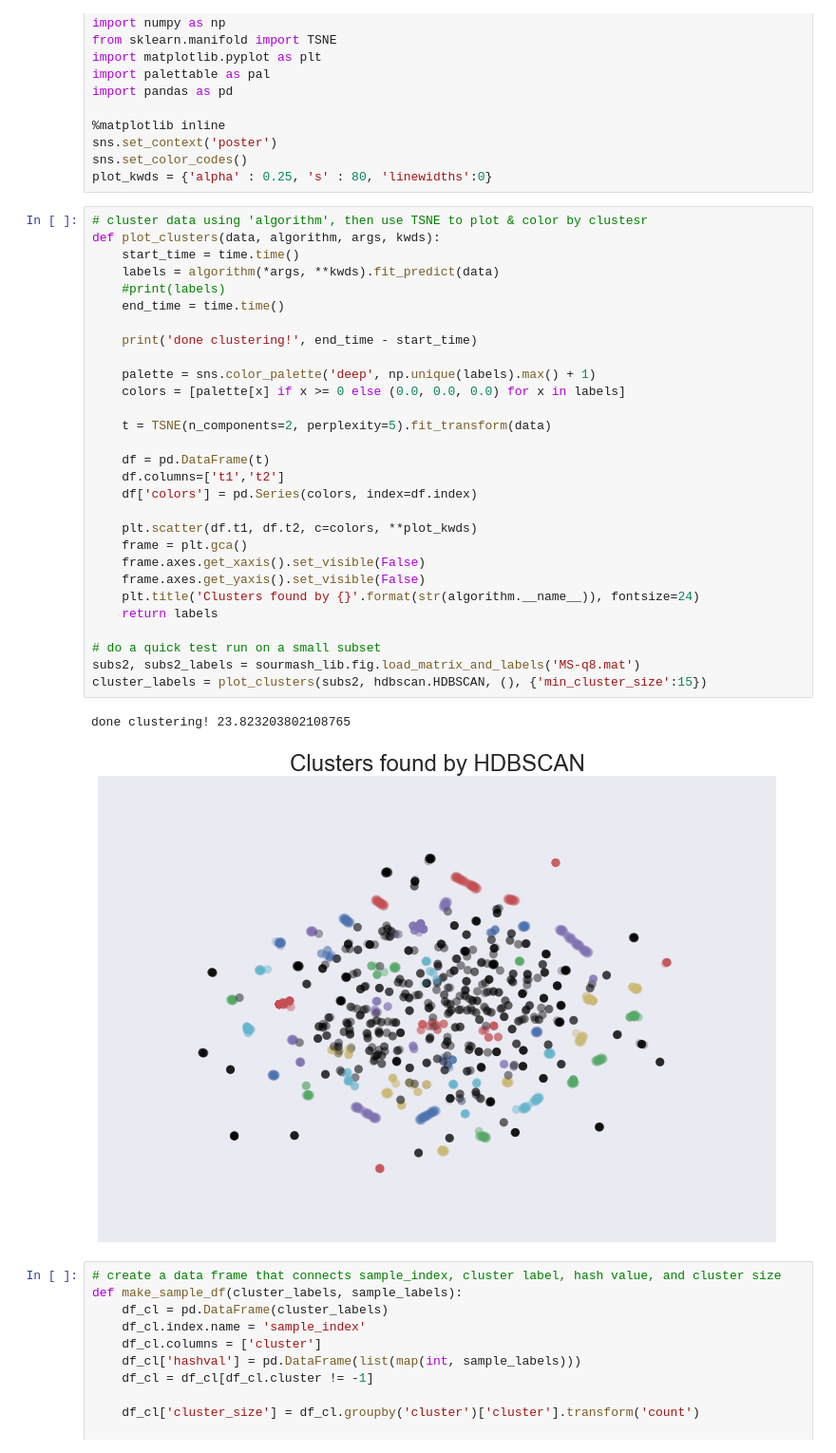
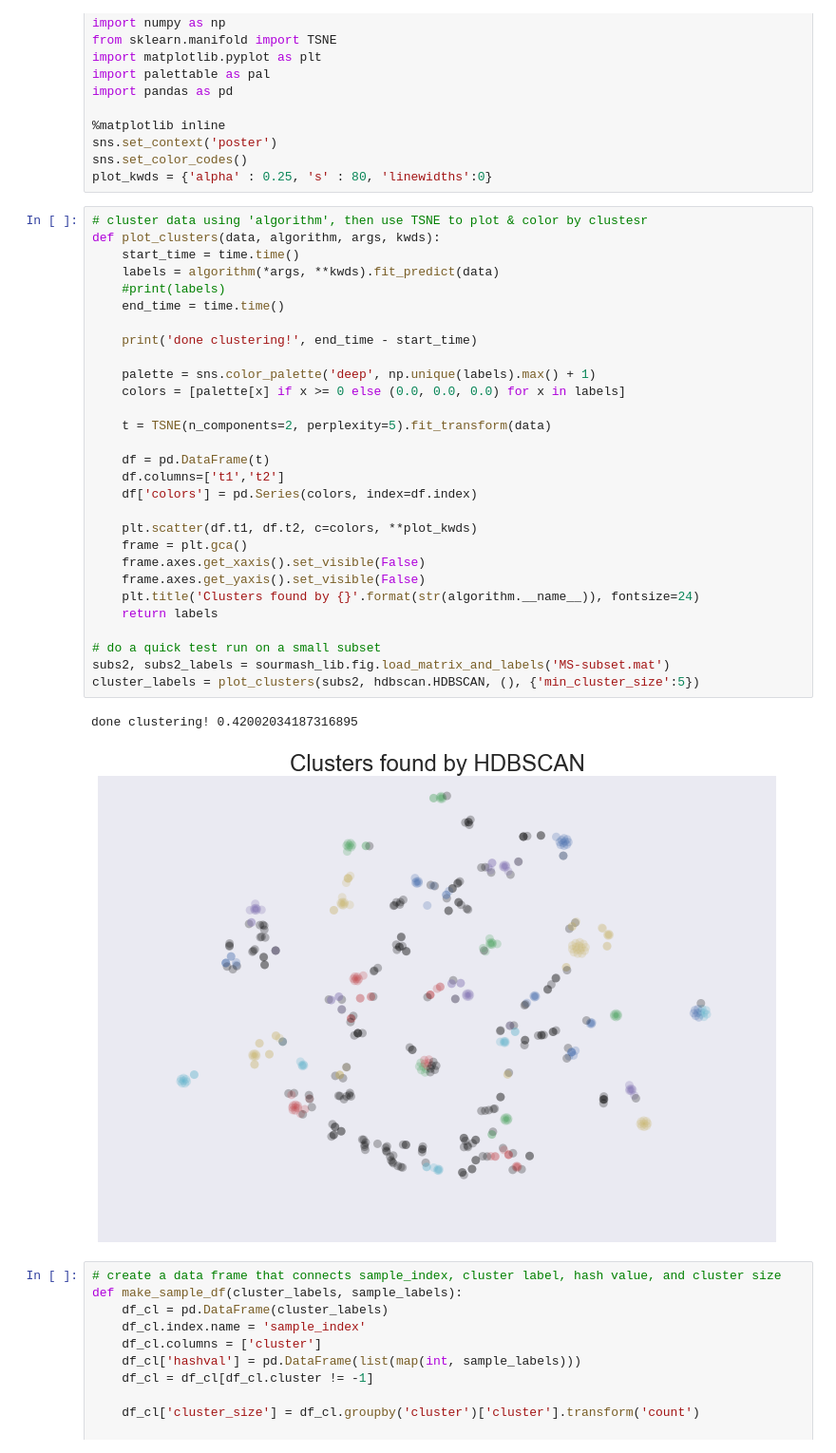
Before and after one commit to ctb/2017-sourmash-rarefy, a Jupyter notebook: cluster-association.ipynb, the cells around one changed output. Shown at 95% size. Cells and saved outputs as stored; diff of their text form.

```diff
--- a/cluster-association.ipynb
+++ b/cluster-association.ipynb
@@ -31,35 +29,35 @@ plot_kwds = {'alpha' : 0.25, 's' : 80, 'linewidths':0}
 # %%
 # cluster data using 'algorithm', then use TSNE to plot & color by clustesr
 def plot_clusters(data, algorithm, args, kwds):
     start_time = time.time()
     labels = algorithm(*args, **kwds).fit_predict(data)
     #print(labels)
     end_time = time.time()
 
     print('done clustering!', end_time - start_time)
 
     palette = sns.color_palette('deep', np.unique(labels).max() + 1)
     colors = [palette[x] if x >= 0 else (0.0, 0.0, 0.0) for x in labels]
 
     t = TSNE(n_components=2, perplexity=5).fit_transform(data)
 
     df = pd.DataFrame(t)
     df.columns=['t1','t2']
     df['colors'] = pd.Series(colors, index=df.index)
 
     plt.scatter(df.t1, df.t2, c=colors, **plot_kwds)
     frame = plt.gca()
     frame.axes.get_xaxis().set_visible(False)
     frame.axes.get_yaxis().set_visible(False)
     plt.title('Clusters found by {}'.format(str(algorithm.__name__)), fontsize=24)
     return labels
 
 # do a quick test run on a small subset
-subs2, subs2_labels = sourmash_lib.fig.load_matrix_and_labels('MS-q8.mat')
-cluster_labels = plot_clusters(subs2, hdbscan.HDBSCAN, (), {'min_cluster_size':15})
+subs2, subs2_labels = sourmash_lib.fig.load_matrix_and_labels('MS-subset.mat')
+cluster_labels = plot_clusters(subs2, hdbscan.HDBSCAN, (), {'min_cluster_size':5})
 # %% [output]
-done clustering! 23.823203802108765
+done clustering! 0.42002034187316895
-[figure, old version]
+[figure, new version]
 # %%
 # create a data frame that connects sample_index, cluster label, hash value, and cluster size
 def make_sample_df(cluster_labels, sample_labels):
```
Also changed, not shown: parts of 9 cells of this notebook, 1 other file.
